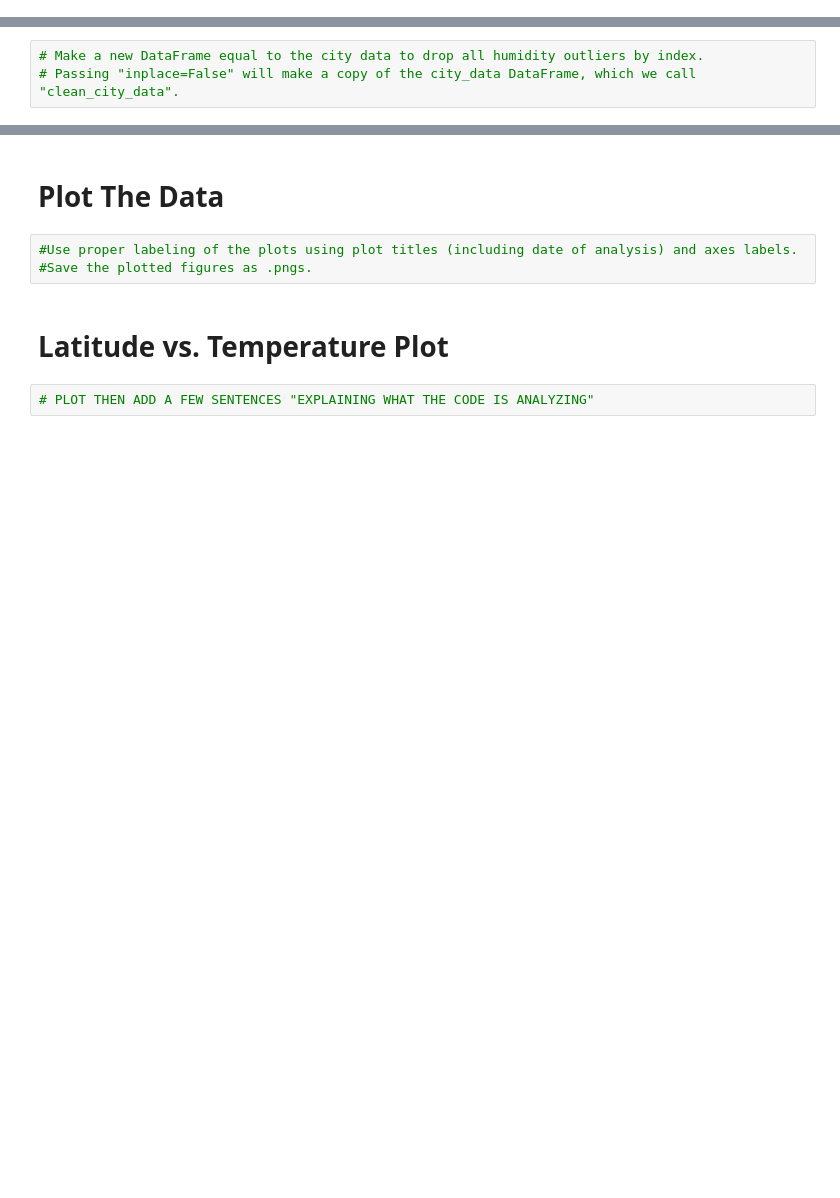
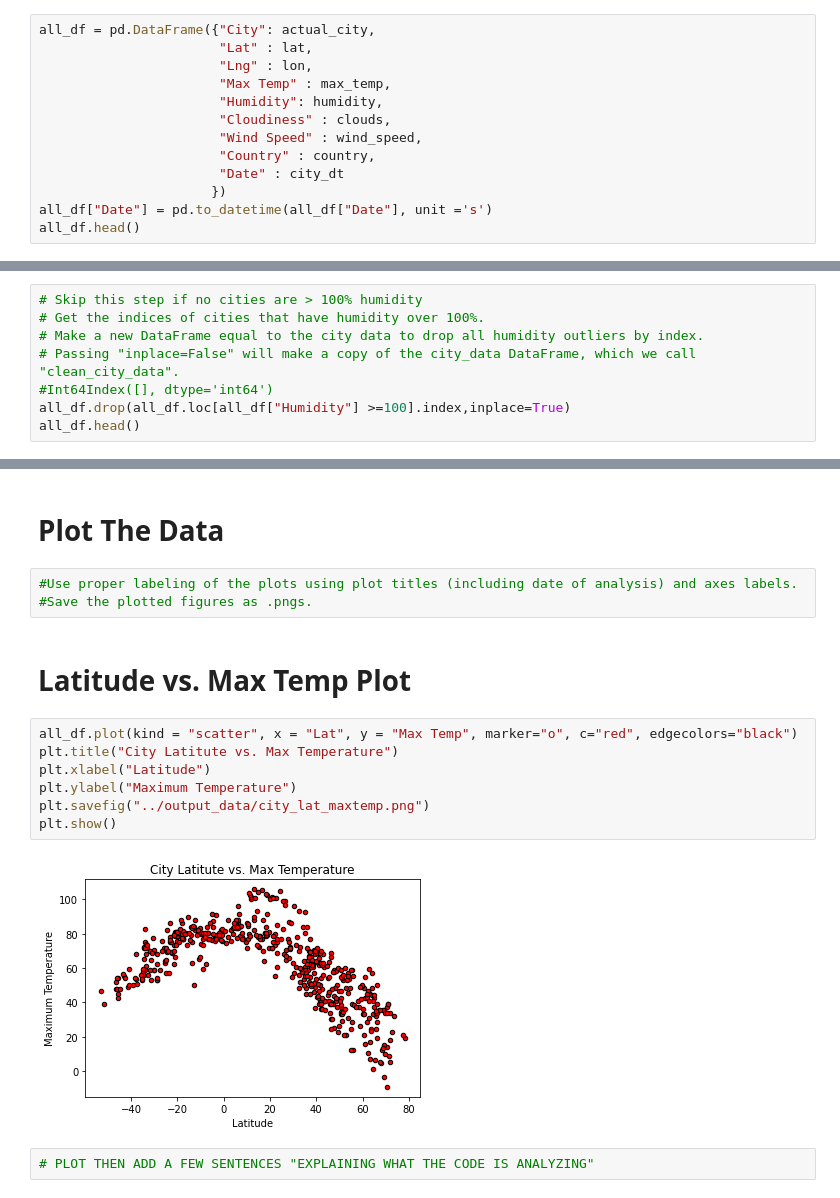
Before and after one commit to MarcLeslie/python-api-challenge, a Jupyter notebook: WeatherPy/WeatherPy.ipynb, the cells around one changed output, grey strips where cells are left out. Drawn from its saved outputs; the diff is of its cells as text; blank space fills up the shorter version.

Commit message:
First scatter plot done

```diff
--- a/WeatherPy/WeatherPy.ipynb
+++ b/WeatherPy/WeatherPy.ipynb
@@ -118,0 +118,13 @@ The city Kushima was found with the ID of 1895695, appending stats.
+# %%
+all_df = pd.DataFrame({"City": actual_city,
+                       "Lat" : lat,
+                       "Lng" : lon,
+                       "Max Temp" : max_temp,
+                       "Humidity": humidity,
+                       "Cloudiness" : clouds,
+                       "Wind Speed" : wind_speed,
+                       "Country" : country,
+                       "Date" : city_dt
+                      })
+all_df["Date"] = pd.to_datetime(all_df["Date"], unit ='s')
+all_df.head()
@@ -126,3 +156,8 @@ Int64Index([], dtype='int64')
 # %%
+# Skip this step if no cities are > 100% humidity
+# Get the indices of cities that have humidity over 100%.
 # Make a new DataFrame equal to the city data to drop all humidity outliers by index.
 # Passing "inplace=False" will make a copy of the city_data DataFrame, which we call "clean_city_data".
+#Int64Index([], dtype='int64')
+all_df.drop(all_df.loc[all_df["Humidity"] >=100].index,inplace=True)
+all_df.head()
@@ -132,7 +174,16 @@ Int64Index([], dtype='int64')
 #Use proper labeling of the plots using plot titles (including date of analysis) and axes labels.
 #Save the plotted figures as .pngs.
 # %% [markdown]
-# Latitude vs. Temperature Plot
+# Latitude vs. Max Temp Plot
+# %%
+all_df.plot(kind = "scatter", x = "Lat", y = "Max Temp", marker="o", c="red", edgecolors="black")
+plt.title("City Latitute vs. Max Temperature")
+plt.xlabel("Latitude")
+plt.ylabel("Maximum Temperature")
+plt.savefig("../output_data/city_lat_maxtemp.png")
+plt.show()
+# %% [output]
+[figure, added]
 # %%
 # PLOT THEN ADD A FEW SENTENCES "EXPLAINING WHAT THE CODE IS ANALYZING"
 # %% [markdown]
```
Also changed, not shown: parts of 12 cells of this notebook, 3 other files.
